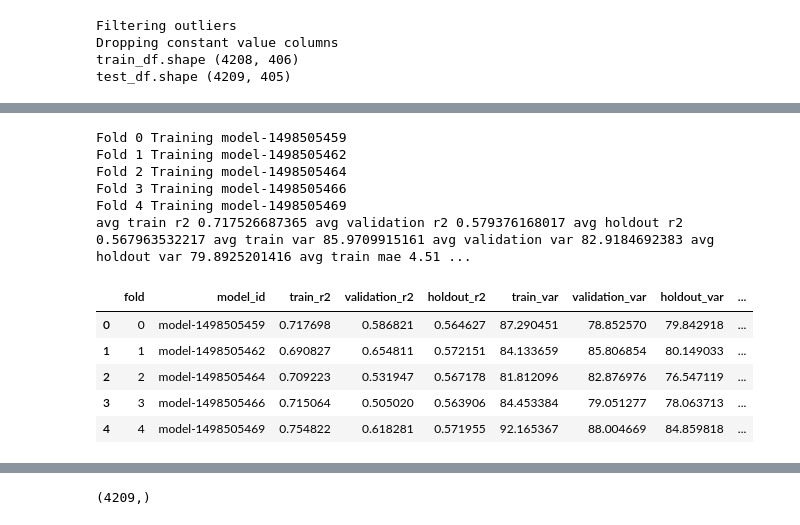
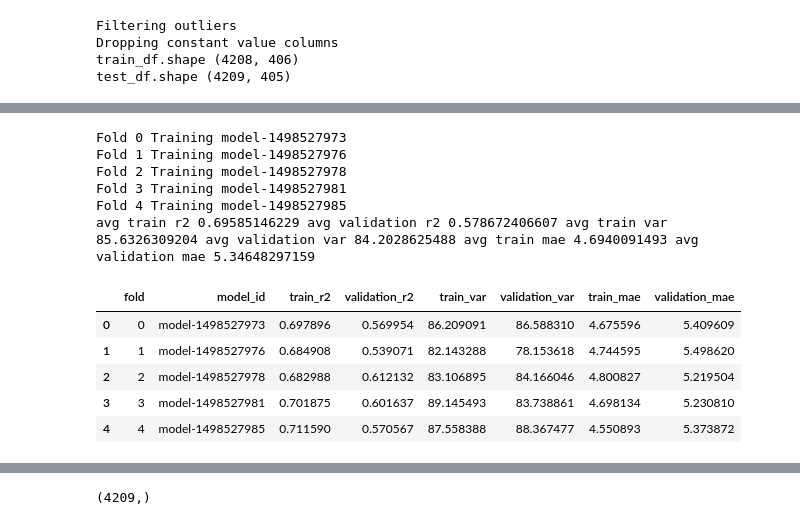
Before and after one commit to malhotraa/mercedes-benz-greener-manufacturing, a Jupyter notebook: notebooks/model_magic.ipynb, the cells around one changed output, grey strips where cells are left out. Drawn from its saved outputs; the diff is of its cells as text; code cells hidden in the pictures.

Commit message:
Generate 5 fold cv xgb models for ensembling

```diff
--- a/notebooks/model_magic.ipynb
+++ b/notebooks/model_magic.ipynb
@@ -36,6 +37,7 @@ TEST_DATA = os.path.join(RAW_DATA_PATH, 'test.csv')
 SAMPLE_SUBMISSION = os.path.join(RAW_DATA_PATH, 'sample_submission.csv')
 SUBMISSION_PATH = os.path.join(DATA_PATH, 'submissions')
 MODELS_PATH = os.path.join(DATA_PATH, 'models')
+ENSEMBLE_PATH = os.path.join(DATA_PATH, 'ensemble/malhotra')
 # %%
 train_df = pd.read_csv(TRAIN_DATA)
 test_df = pd.read_csv(TEST_DATA)
@@ -175,12 +160,16 @@ NUM_FOLDS = 5
 kf = model_selection.KFold(n_splits=NUM_FOLDS, shuffle=True, random_state=42)
 perf = []
 
-for fold, (train_idxs, val_idxs) in enumerate(kf.split(train_X)):
+dataset_blend_train = np.zeros((X.shape[0]))
+dataset_blend_test = np.zeros((test_X.shape[0]))
+dataset_blend_test_j = np.zeros((test_X.shape[0], NUM_FOLDS))
+
+for fold, (train_idxs, val_idxs) in enumerate(kf.split(X)):
     model_id = "model-" + str(int(time.time()))
     print('Fold {} Training {}'.format(fold, model_id))
 
-    trn_X, val_X = train_X.iloc[train_idxs], train_X.iloc[val_idxs]
-    trn_Y, val_Y = train_Y[train_idxs], train_Y[val_idxs]
+    trn_X, val_X = X.iloc[train_idxs], X.iloc[val_idxs]
+    trn_Y, val_Y = Y[train_idxs], Y[val_idxs]
 
     mean_Y = trn_Y.mean()
 
@@ -205,58 +194,65 @@ for fold, (train_idxs, val_idxs) in enumerate(kf.split(train_X)):
                         learning_rate=0.0045,
                         nthread=12,
                         subsample=0.93,
                         base_score=mean_Y,
                         seed=42,
                         silent=True)
 
     model.fit(trn_X, trn_Y, eval_set=[(trn_X, trn_Y), (val_X, val_Y)], verbose=False, eval_metric='rmse', early_stopping_rounds=50)
     evals_result = model.evals_result()
     pickle.dump(model, open(os.path.join(MODELS_PATH, model_id + ".xgb"), "wb"))
 
     trn_Y_pred = model.predict(trn_X)
     train_r2_score = metrics.r2_score(trn_Y, trn_Y_pred)
     train_var = np.var(trn_Y_pred)
     train_mae = metrics.mean_absolute_error(trn_Y, trn_Y_pred)
 
     val_Y_pred = model.predict(val_X)
     val_r2_score = metrics.r2_score(val_Y, val_Y_pred)
     val_var = np.var(val_Y_pred)
     val_mae = metrics.mean_absolute_error(val_Y, val_Y_pred)
 
-    holdout_Y_pred = model.predict(holdout_X)
-    holdout_r2_score = metrics.r2_score(holdout_Y, holdout_Y_pred)
-    holdout_var = np.var(holdout_Y_pred)
-    holdout_mae = metrics.mean_absolute_error(holdout_Y, holdout_Y_pred)
+    test_Y_pred = model.predict(test_X)
+    dataset_blend_train[val_idxs] = val_Y_pred
+    dataset_blend_test_j[:, fold] = model.predict(test_X)
 
-    perf.append((fold, model_id, train_r2_score, val_r2_score, holdout_r2_score,
-                 train_var, val_var, holdout_var,
-                 train_mae, val_mae, holdout_mae))
+    perf.append((fold, model_id, train_r2_score, val_r2_score,
+                 train_var, val_var,
+                 train_mae, val_mae))
+dataset_blend_test = dataset_blend_test_j.mean(1)
 
-perf_df = pd.DataFrame(perf, columns=['fold', 'model_id', 'train_r2', 'validation_r2', 'holdout_r2',
-                                      'train_var', 'validation_var', 'holdout_var',
-                                      'train_mae', 'validation_mae', 'holdout_mae'])
+perf_df = pd.DataFrame(perf, columns=['fold', 'model_id', 'train_r2', 'validation_r2',
+                                      'train_var', 'validation_var',
+                                      'train_mae', 'validation_mae'])
+
+val_r2_mean = "{:0.5f}".format(perf_df['validation_r2'].mean())[2:]
+ts = str(int(time.time()))
+
+train_blend_df = pd.DataFrame(data=dataset_blend_train, index=X.index, columns=['y'])
+test_blend_df = pd.DataFrame(data=dataset_blend_test, index=test_X.index, columns=['y'])
+
+train_blend_df.to_csv(os.path.join(ENSEMBLE_PATH, 'malhot_xgb5fold_{}_{}_{}_train.csv'.format(ts, 0, val_r2_mean)), index=True)
+test_blend_df.to_csv(os.path.join(ENSEMBLE_PATH, 'malhot_xgb5fold_{}_{}_{}_test.csv'.format(ts, 0, val_r2_mean)), index=True)
+
 print('avg train r2', perf_df['train_r2'].mean(),
       'avg validation r2', perf_df['validation_r2'].mean(),
-      'avg holdout r2', perf_df['holdout_r2'].mean(),
       'avg train var', perf_df['train_var'].mean(),
       'avg validation var', perf_df['validation_var'].mean(),
-      'avg holdout var', perf_df['holdout_var'].mean(),
       'avg train mae', perf_df['train_mae'].mean(),
-      'avg validation mae', perf_df['validation_mae'].mean(),
-      'avg holdout mae', perf_df['holdout_mae'].mean())
+      'avg validation mae', perf_df['validation_mae'].mean())
 perf_df
 # %% [output]
-Fold 0 Training model-1498505459
-Fold 1 Training model-1498505462
-Fold 2 Training model-1498505464
-Fold 3 Training model-1498505466
-Fold 4 Training model-1498505469
-avg train r2 0.717526687365 avg validation r2 0.579376168017 avg holdout r2 0.567963532217 avg train var 85.9709915161 avg validation var 82.9184692383 avg holdout var 79.8925201416 avg train mae 4.51 ...
+Fold 0 Training model-1498527973
+Fold 1 Training model-1498527976
+Fold 2 Training model-1498527978
+Fold 3 Training model-1498527981
+Fold 4 Training model-1498527985
+avg train r2 0.69585146229 avg validation r2 0.578672406607 avg train var 85.6326309204 avg validation var 84.2028625488 avg train mae 4.6940091493 avg validation mae 5.34648297159
-|  | fold | model_id | train_r2 | validation_r2 | holdout_r2 | train_var | validation_var | holdout_var | ... |
-| 0 | 0 | model-1498505459 | 0.717698 | 0.586821 | 0.564627 | 87.290451 | 78.852570 | 79.842918 | ... |
-| 1 | 1 | model-1498505462 | 0.690827 | 0.654811 | 0.572151 | 84.133659 | 85.806854 | 80.149033 | ... |
-| 2 | 2 | model-1498505464 | 0.709223 | 0.531947 | 0.567178 | 81.812096 | 82.876976 | 76.547119 | ... |
-| 3 | 3 | model-1498505466 | 0.715064 | 0.505020 | 0.563906 | 84.453384 | 79.051277 | 78.063713 | ... |
-| 4 | 4 | model-1498505469 | 0.754822 | 0.618281 | 0.571955 | 92.165367 | 88.004669 | 84.859818 | ... |
+|  | fold | model_id | train_r2 | validation_r2 | train_var | validation_var | train_mae | validation_mae |
+| 0 | 0 | model-1498527973 | 0.697896 | 0.569954 | 86.209091 | 86.588310 | 4.675596 | 5.409609 |
+| 1 | 1 | model-1498527976 | 0.684908 | 0.539071 | 82.143288 | 78.153618 | 4.744595 | 5.498620 |
+| 2 | 2 | model-1498527978 | 0.682988 | 0.612132 | 83.106895 | 84.166046 | 4.800827 | 5.219504 |
+| 3 | 3 | model-1498527981 | 0.701875 | 0.601637 | 89.145493 | 83.738861 | 4.698134 | 5.230810 |
+| 4 | 4 | model-1498527985 | 0.711590 | 0.570567 | 87.558388 | 88.367477 | 4.550893 | 5.373872 |
 # %%
 # Avg xgb models predictions
```
Also changed, not shown: parts of 6 cells of this notebook.
